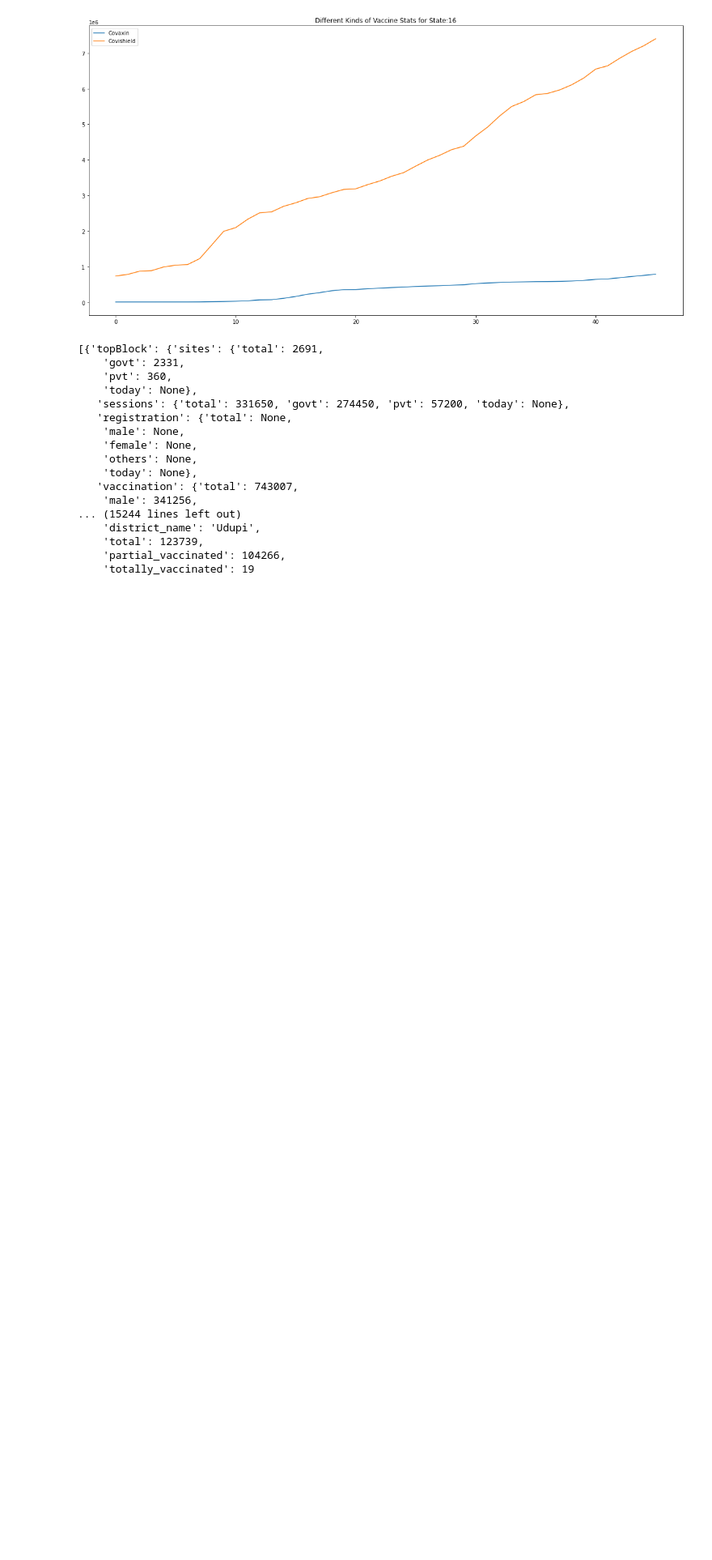
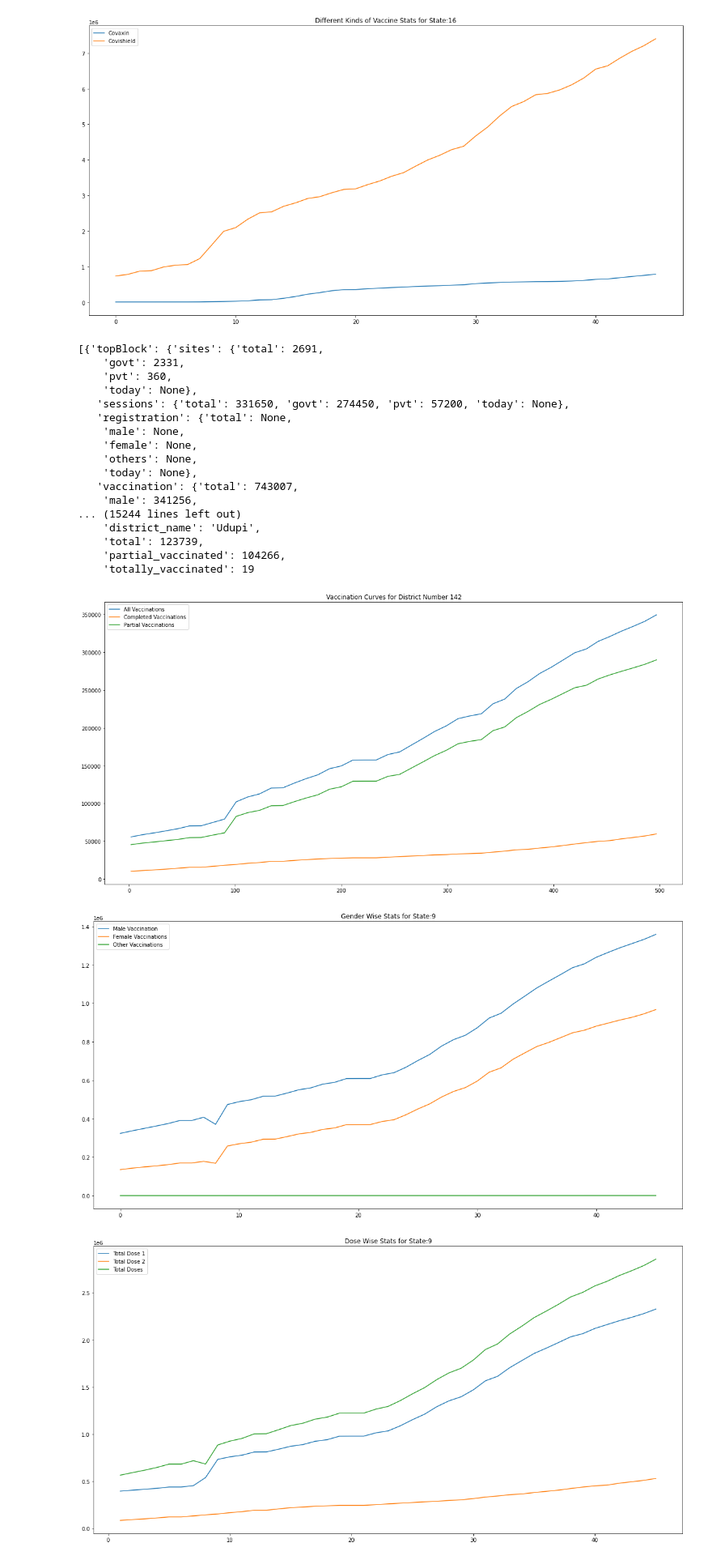
Before and after one commit to kaarana/CoWIN-Data, a Jupyter notebook: Vaccine Analysis.ipynb, the cells around one changed output. Shown at 81% size. Cells and saved outputs as stored; diff of their text form; code cells hidden in the pictures; blank space fills up the shorter version.

```diff
--- a/Vaccine Analysis.ipynb
+++ b/Vaccine Analysis.ipynb
@@ -326,3 +326,9 @@ def prep_for_pdf(state_code, district_code):
     pdf.add_page()
     pdf.image(f'datatable_{state_code}_{district_code}.png',5,10, 200)
     pdf.output(f'State_{state_code}_district_{district_code}' + '.pdf')
+# %%
+prep_for_pdf(9, 142)
+# %% [output]
+[figure, added]
+[figure, added]
+[figure, added]
```
Also changed, not shown: parts of 11 cells of this notebook.
